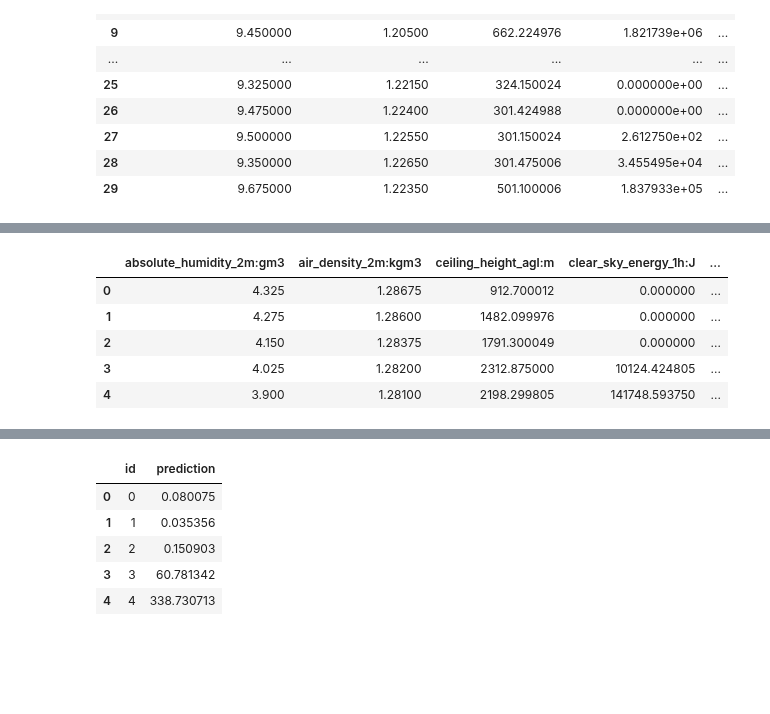
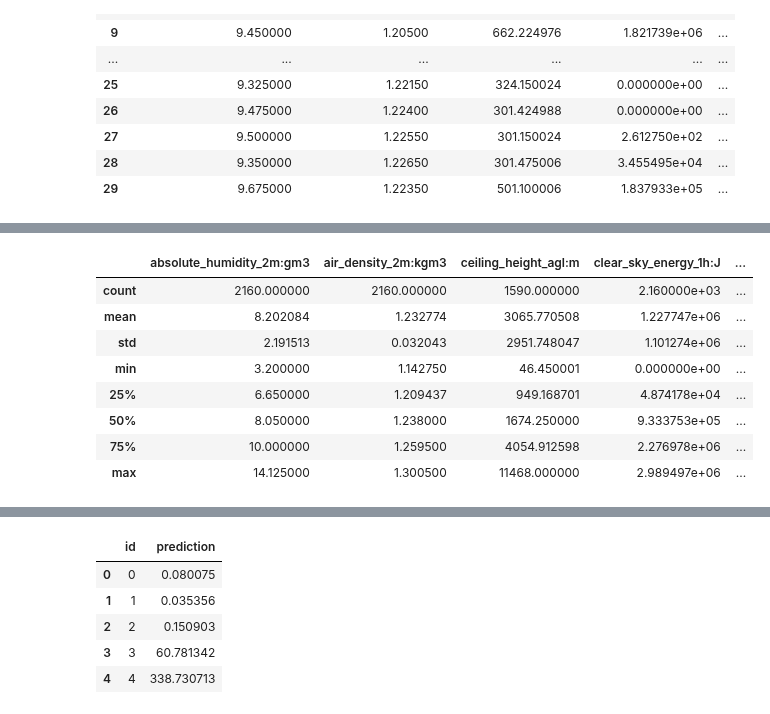
Before and after one commit to mikaelste/TDT4173-project, a Jupyter notebook: henning mats/play.ipynb, the cells around one changed output, grey strips where cells are left out. Drawn from its saved outputs; the diff is of its cells as text; code cells hidden in the pictures; blank space fills up the shorter version.

```diff
--- a/henning mats/play.ipynb
+++ b/henning mats/play.ipynb
@@ -10,17 +10,17 @@ pd.set_option('display.max_columns', None)
 target_A = pd.read_parquet("../A/train_targets.parquet").assign(time=lambda df: pd.to_datetime(df['time']))
 #test_A=pd.read_parquet("../A/X_test_estimated.parquet")
 A_observed=pd.read_parquet("../A/X_train_observed.parquet")
-A_estimated=pd.read_parquet("../A/X_train_estimated.parquet").drop(columns=['date_calc'])
+A_estimated=pd.read_parquet("../A/X_train_estimated.parquet")
 target_B = pd.read_parquet("../B/train_targets.parquet").assign(time=lambda df: pd.to_datetime(df['time']))
 B_observed = pd.read_parquet("../B/X_train_observed.parquet")
-B_estimated=pd.read_parquet("../B/X_train_estimated.parquet").drop(columns=['date_calc'])
+B_estimated=pd.read_parquet("../B/X_train_estimated.parquet")
 target_C = pd.read_parquet("../C/train_targets.parquet").assign(time=lambda df: pd.to_datetime(df['time']))
 C_observed=pd.read_parquet("../C/X_train_observed.parquet")
-C_estimated=pd.read_parquet("../C/X_train_estimated.parquet").drop(columns=['date_calc'])
+C_estimated=pd.read_parquet("../C/X_train_estimated.parquet")
 
 # test sets
-test_A=pd.read_parquet("../A/X_test_estimated.parquet").drop(columns=['date_calc'])
-test_B=pd.read_parquet("../B/X_test_estimated.parquet").drop(columns=['date_calc'])
-test_C=pd.read_parquet("../C/X_test_estimated.parquet").drop(columns=['date_calc'])
+test_A=pd.read_parquet("../A/X_test_estimated.parquet")
+test_B=pd.read_parquet("../B/X_test_estimated.parquet")
+test_C=pd.read_parquet("../C/X_test_estimated.parquet")
 test_A
 # %% [output]
@@ -247,9 +305,12 @@ A_B_C_all.head(30)
 # %%
-test_A_B_C.head()
+test_A_B_C.describe()
 # %% [output]
 |  | absolute_humidity_2m:gm3 | air_density_2m:kgm3 | ceiling_height_agl:m | clear_sky_energy_1h:J | ... |
-| 0 | 4.325 | 1.28675 | 912.700012 | 0.000000 | ... |
-| 1 | 4.275 | 1.28600 | 1482.099976 | 0.000000 | ... |
-| 2 | 4.150 | 1.28375 | 1791.300049 | 0.000000 | ... |
-| 3 | 4.025 | 1.28200 | 2312.875000 | 10124.424805 | ... |
-| 4 | 3.900 | 1.28100 | 2198.299805 | 141748.593750 | ... |
+| count | 2160.000000 | 2160.000000 | 1590.000000 | 2.160000e+03 | ... |
+| mean | 8.202084 | 1.232774 | 3065.770508 | 1.227747e+06 | ... |
+| std | 2.191513 | 0.032043 | 2951.748047 | 1.101274e+06 | ... |
+| min | 3.200000 | 1.142750 | 46.450001 | 0.000000e+00 | ... |
+| 25% | 6.650000 | 1.209437 | 949.168701 | 4.874178e+04 | ... |
+| 50% | 8.050000 | 1.238000 | 1674.250000 | 9.333753e+05 | ... |
+| 75% | 10.000000 | 1.259500 | 4054.912598 | 2.276978e+06 | ... |
+| max | 14.125000 | 1.300500 | 11468.000000 | 2.989497e+06 | ... |
```
Also changed, not shown: parts of 13 cells of this notebook, 17 other files.
